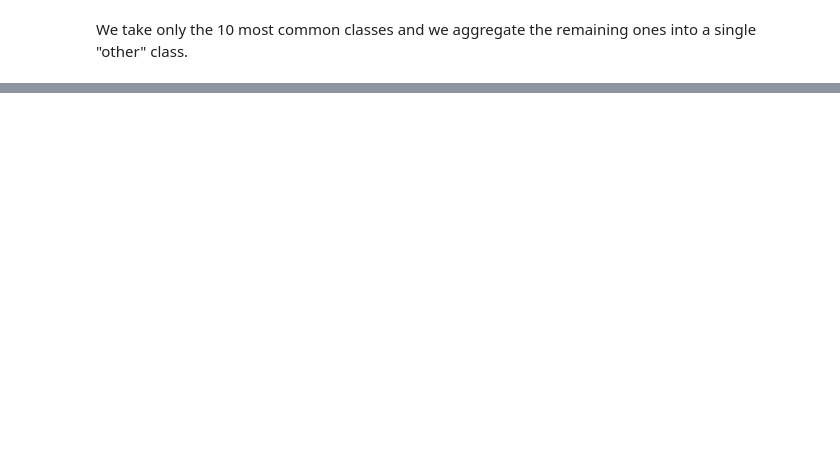
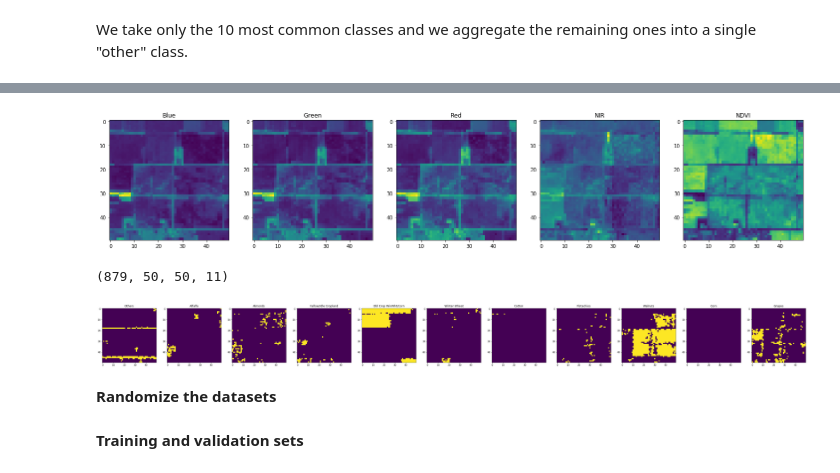
Before and after one commit to yaron1000/cnn-models, a Jupyter notebook: notebooks/Sentinel-2_cropland_data.ipynb, the cells around one changed output, grey strips where cells are left out. Saved outputs shown, nothing was run; the diff lists cells and outputs as text; code cells hidden in the pictures; blank space fills up the shorter version.

```diff
--- a/notebooks/Sentinel-2_cropland_data.ipynb
+++ b/notebooks/Sentinel-2_cropland_data.ipynb
@@ -472 +524,21 @@ new_data_y = np_utils.to_categorical(new_data_y, len(class_labels)+1)
+# %%
+def resize_data(data, patch_size = 100):
+    y, x, Channels = data.shape
+
+    num_pathces_per_frame = int(y/patch_size*x/patch_size)
+    new_data = np.zeros((num_pathces_per_frame,patch_size,patch_size,Channels), dtype=np.float32)
+
+    n=0
+    for i in np.arange(int(x/patch_size)):
+        for j in np.arange(int(y/patch_size)):
+            xr=[int(patch_size*i),int(patch_size+patch_size*i)]
+            yr=[int(patch_size*j),int(patch_size+patch_size*j)]
+
+            new_data[n,:,:,:] = data[yr[0]:yr[1],xr[0]:xr[1],:]
+
+            n=n+1
+    return new_data
+# %%
+x = resize_data(data_x, patch_size = 50)
+y = resize_data(data_y, patch_size = 50)
 # %%
@@ -479,0 +548,14 @@ display_bands(new_data_y, new_data_y.shape[2])
+# %%
+display_channels(x[0,:,:,:], x.shape[3], titles=['Blue', 'Green', 'Red', 'NIR', 'NDVI'])
+# %% [output]
+[figure, added]
+# %%
+y.shape
+# %% [output]
+(879, 50, 50, 11)
+# %%
+display_channels(y[0,:,:], y.shape[3], titles=list(df_new['cropland_class_names']))
+# %% [output]
+[figure, added]
+# %% [markdown]
+**Randomize the datasets**
@@ -479,0 +573,2 @@ display_bands(new_data_y, new_data_y.shape[2])
+# %% [markdown]
+**Training and validation sets**
```
Also changed, not shown: parts of 25 cells of this notebook.
